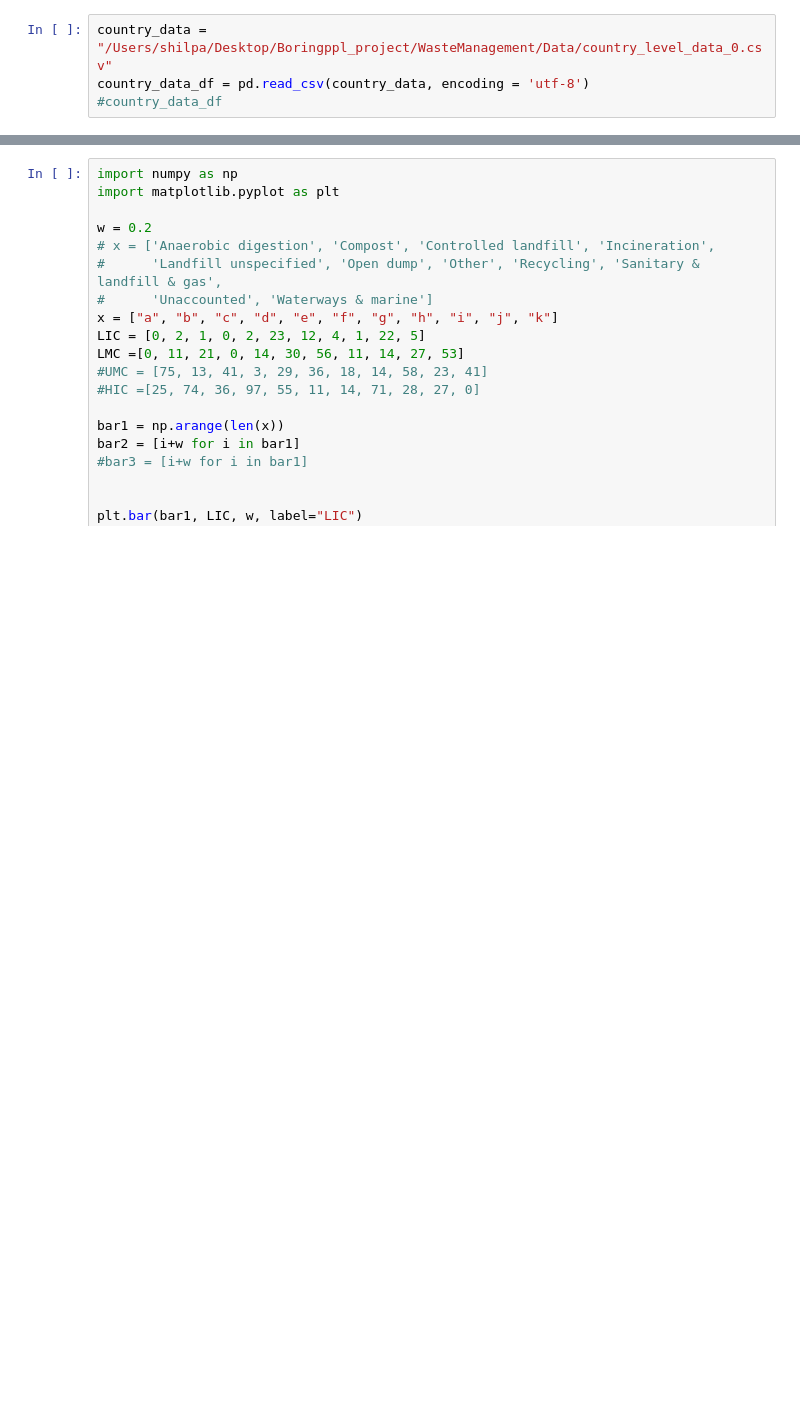
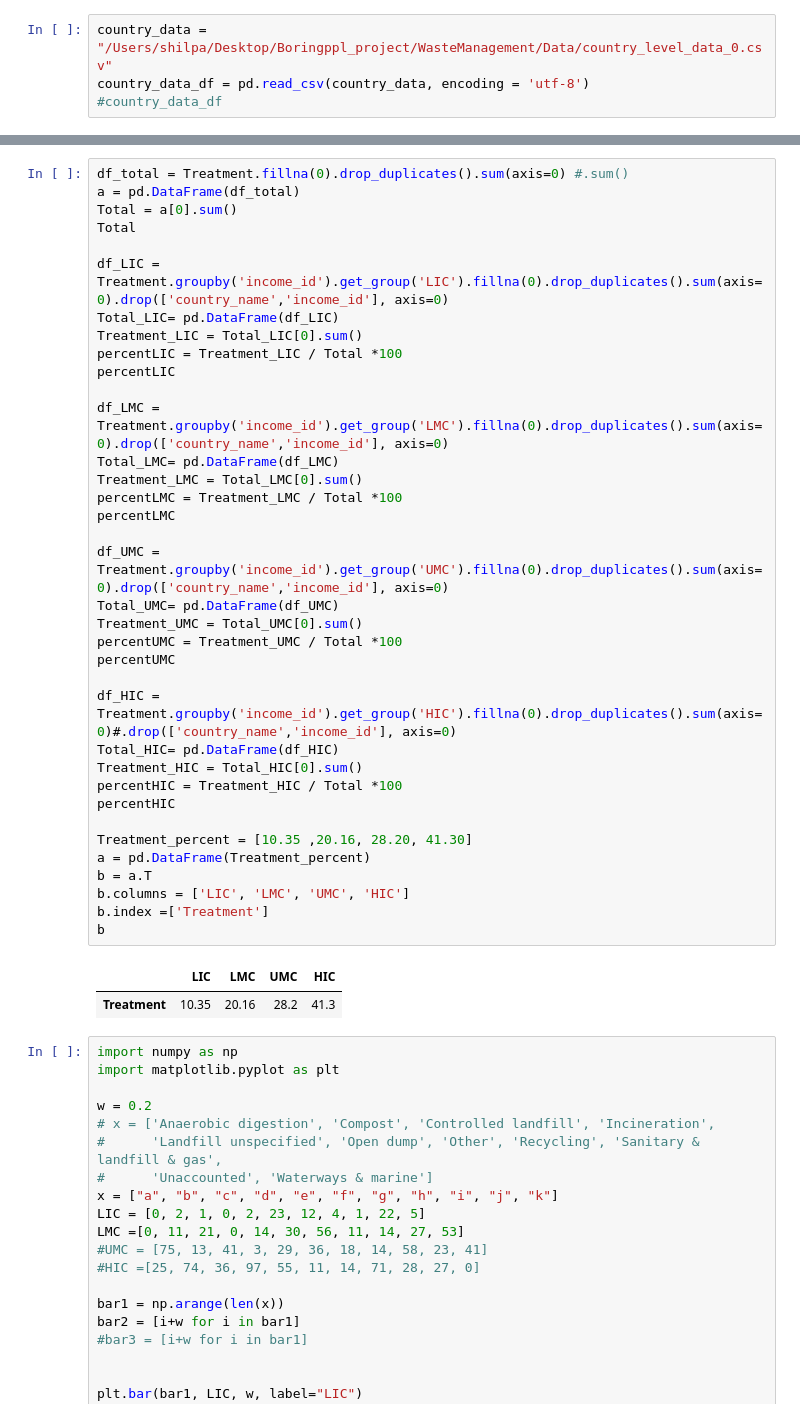
Before and after one commit to ShilpaMuralidhar/WasteManagement, a Jupyter notebook: Data_Science/Treatment.ipynb, the cells around one changed output, grey strips where cells are left out. Cells and saved outputs as stored; diff of their text form; blank space fills up the shorter version.

```diff
--- a/Data_Science/Treatment.ipynb
+++ b/Data_Science/Treatment.ipynb
@@ -88,6 +87,45 @@ df.reset_index()
 | 8 | Sanitary & landfill & gas | 7 | 177.73 | 715.575 | 341.67 | 1241.975470 | 0.563618 | 14.310267 | 57.615910 | 27.510205 |
 | 9 | Unaccounted | 690.19 | 846.75 | 720.348 | 827.992 | 3085.280199 | 22.370416 | 27.444833 | 23.347902 | 26.836849 |
 | 10 | Waterways & marine | 8 | 81 | 63 | 0.1 | 152.100000 | 5.259698 | 53.254438 | 41.420118 | 0.065746 |
+# %%
+df_total = Treatment.fillna(0).drop_duplicates().sum(axis=0) #.sum()
+a = pd.DataFrame(df_total)
+Total = a[0].sum()
+Total
+
+df_LIC = Treatment.groupby('income_id').get_group('LIC').fillna(0).drop_duplicates().sum(axis=0).drop(['country_name','income_id'], axis=0)
+Total_LIC= pd.DataFrame(df_LIC)
+Treatment_LIC = Total_LIC[0].sum()
+percentLIC = Treatment_LIC / Total *100
+percentLIC
+
+df_LMC = Treatment.groupby('income_id').get_group('LMC').fillna(0).drop_duplicates().sum(axis=0).drop(['country_name','income_id'], axis=0)
+Total_LMC= pd.DataFrame(df_LMC)
+Treatment_LMC = Total_LMC[0].sum()
+percentLMC = Treatment_LMC / Total *100
+percentLMC
+
+df_UMC = Treatment.groupby('income_id').get_group('UMC').fillna(0).drop_duplicates().sum(axis=0).drop(['country_name','income_id'], axis=0)
+Total_UMC= pd.DataFrame(df_UMC)
+Treatment_UMC = Total_UMC[0].sum()
+percentUMC = Treatment_UMC / Total *100
+percentUMC
+
+df_HIC = Treatment.groupby('income_id').get_group('HIC').fillna(0).drop_duplicates().sum(axis=0)#.drop(['country_name','income_id'], axis=0)
+Total_HIC= pd.DataFrame(df_HIC)
+Treatment_HIC = Total_HIC[0].sum()
+percentHIC = Treatment_HIC / Total *100
+percentHIC
+
+Treatment_percent = [10.35 ,20.16, 28.20, 41.30]
+a = pd.DataFrame(Treatment_percent)
+b = a.T
+b.columns = ['LIC', 'LMC', 'UMC', 'HIC']
+b.index =['Treatment']
+b
+# %% [output]
+|  | LIC | LMC | UMC | HIC |
+| Treatment | 10.35 | 20.16 | 28.2 | 41.3 |
 # %%
 import numpy as np
 import matplotlib.pyplot as plt
```
Also changed, not shown: parts of 1 cell of this notebook, 1 other file.
